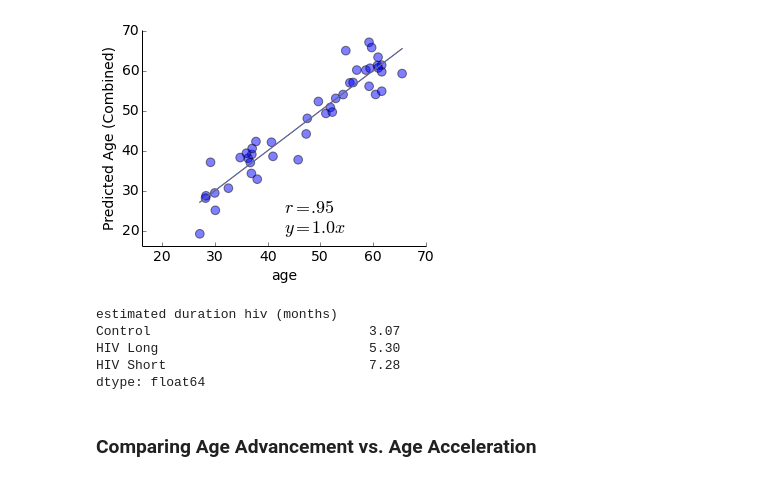
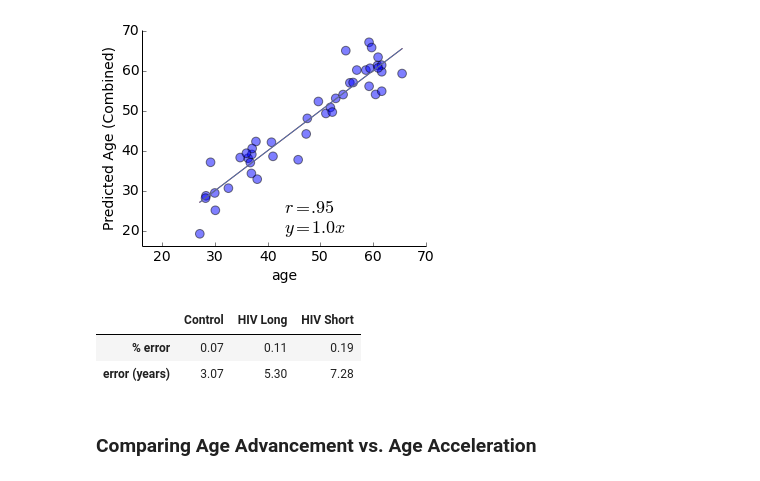
Before and after one commit to theandygross/HIV_Methylation, a Jupyter notebook: HIV_Age_Advancement.ipynb, the cells around one changed output. Saved outputs shown, nothing was run; the diff lists cells and outputs as text; code cells hidden in the pictures.

```diff
--- a/HIV_Age_Advancement.ipynb
+++ b/HIV_Age_Advancement.ipynb
@@ -275,14 +232,12 @@ fig.tight_layout()
 fig.savefig(FIGDIR + 'fig1.1.png', dpi=300)
 # %% [output]
 [figure]
-# %%
-(age - pred_c).abs().groupby(duration).mean()
-# %% [output]
-estimated duration hiv (months)
-Control                            3.07
-HIV Long                           5.30
-HIV Short                          7.28
-dtype: float64
+# %%
+get_error(age, pred_c, denominator='x', groups=duration)
+# %% [output]
+|  | Control | HIV Long | HIV Short |
+| % error | 0.07 | 0.11 | 0.19 |
+| error (years) | 3.07 | 5.30 | 7.28 |
 # %% [markdown]
 ### Comparing Age Advancement vs. Age Acceleration
 # %%
```
Also changed, not shown: parts of 25 cells of this notebook, 1 other file.
